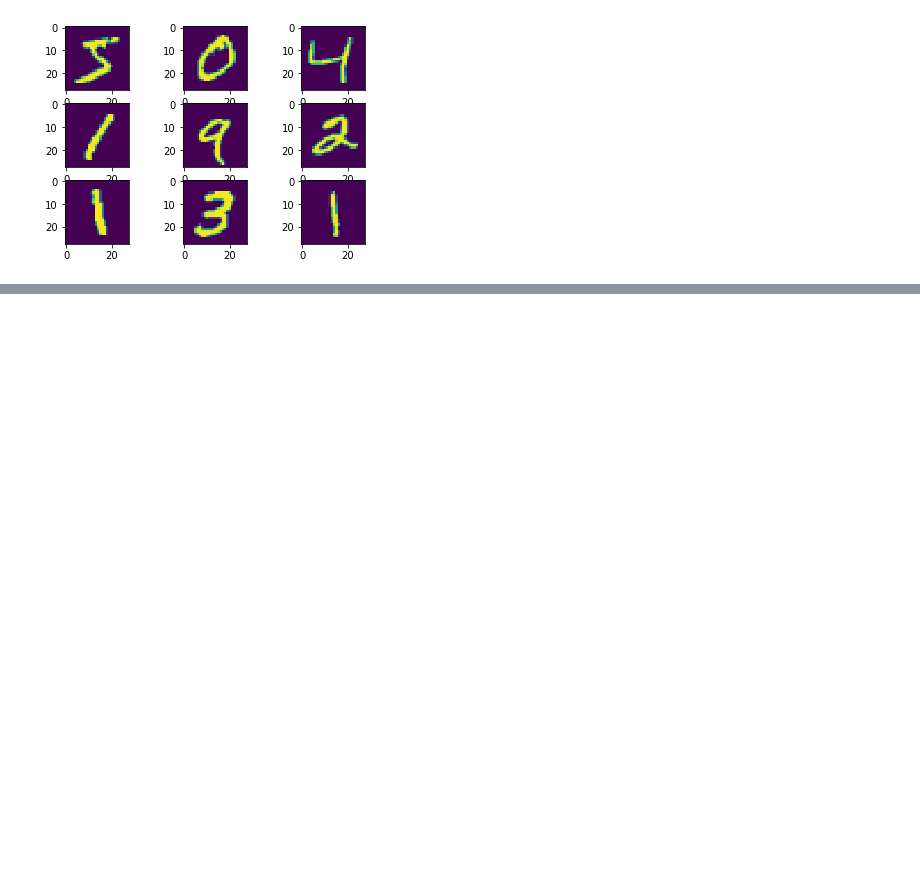
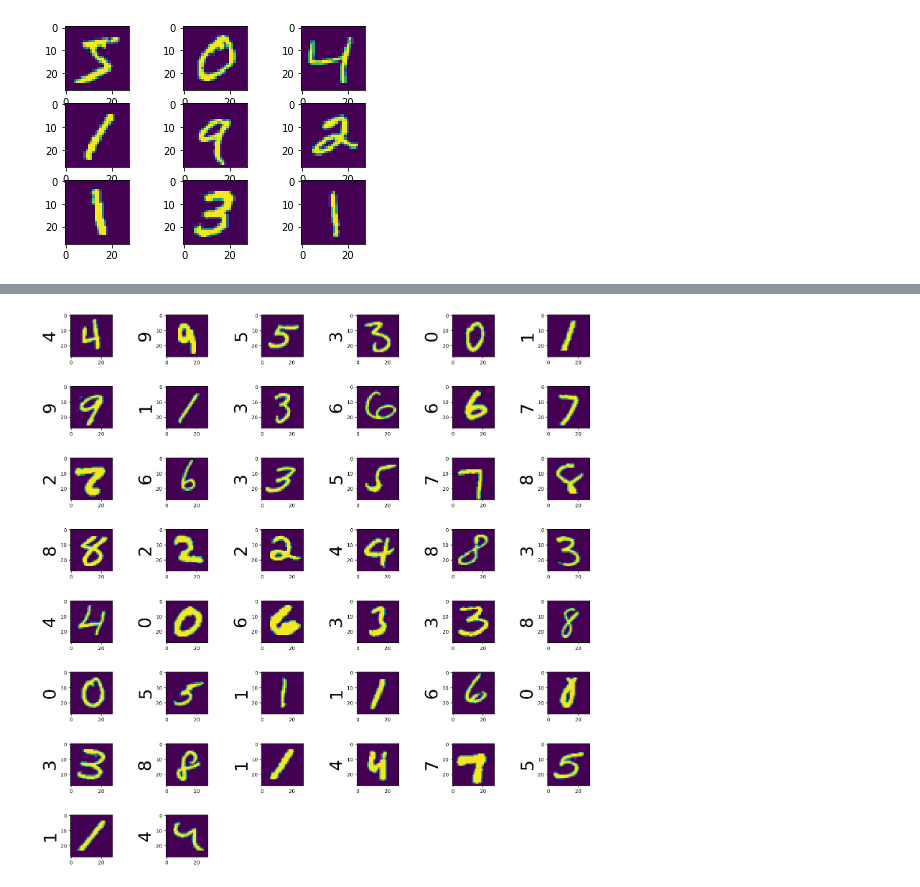
Before and after one commit to ashvinijangid/MlWorkshop, a Jupyter notebook: _10__TensorFlow___CNN___Mnist.ipynb, the cells around one changed output, grey strips where cells are left out. Drawn from its saved outputs; the diff is of its cells as text; code cells hidden in the pictures; blank space fills up the shorter version.

```diff
--- a/_10__TensorFlow___CNN___Mnist.ipynb
+++ b/_10__TensorFlow___CNN___Mnist.ipynb
@@ -14,8 +15,8 @@ os.environ['TF_CPP_MIN_LOG_LEVEL'] = "3"
 # %%
 (X_train, y_train), (X_test, y_test) = mnist.load_data()
 for i in range(0, 9):
-    pyplot.subplot(330 + 1 + i)
-    pyplot.imshow(fromarray(X_train[i]))
+    plt.subplot(330 + 1 + i)
+    plt.imshow(fromarray(X_train[i]))
 pyplot.show()
 # %% [output]
 [figure]
@@ -100,0 +99,13 @@ print(('Test accuracy:', score[1]))
+# %%
+from random import choice
+import numpy as np
+fig = plt.figure(figsize=(20, 20), dpi=100)
+plt.subplots_adjust(hspace=0.7)
+for i in range(1, 45):
+    ax = plt.subplot(8, 6, i)
+    x = choice(X_train)
+    p = np.argmax(model.predict(np.expand_dims(np.expand_dims(x, axis=0),axis=3)))
+    ax.imshow(x)
+    ax.set_ylabel(str(p), fontsize=35)
+# %% [output]
+[figure, added]
```
Also changed, not shown: parts of 4 cells of this notebook, 9 other files.
